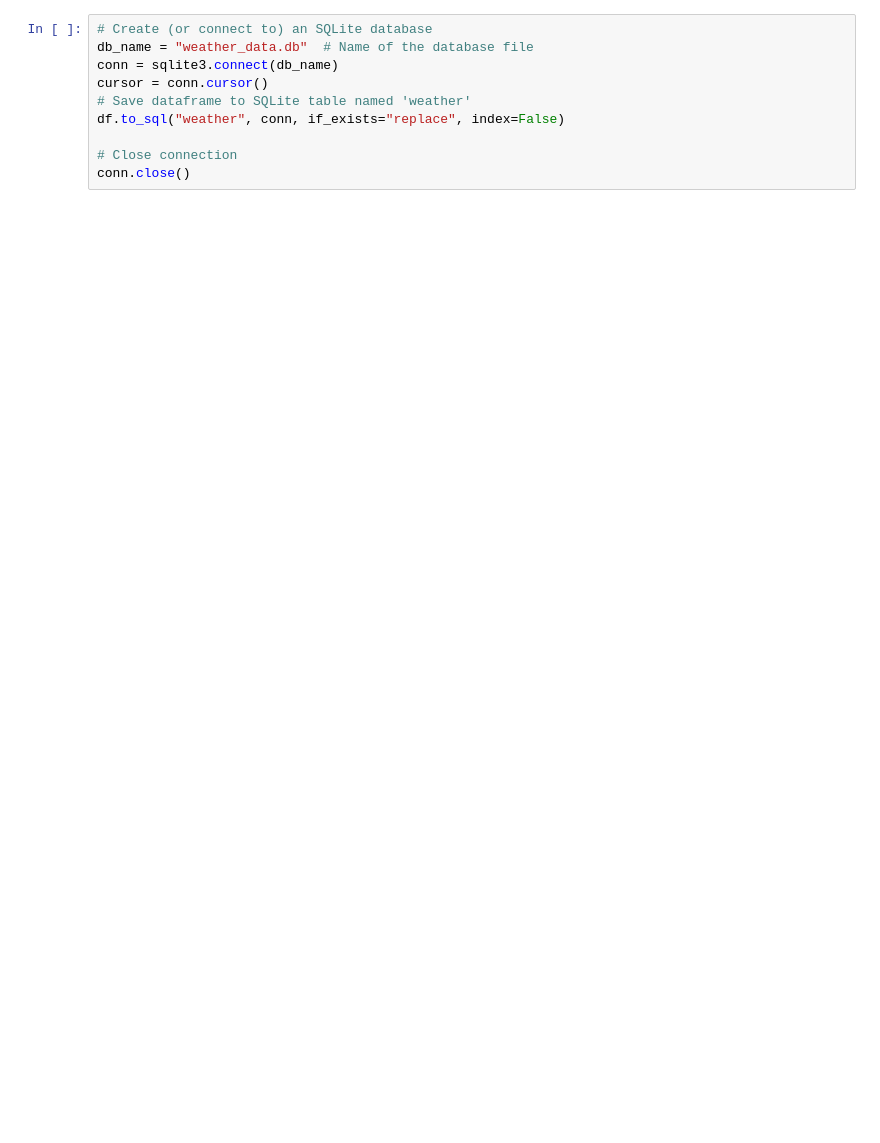
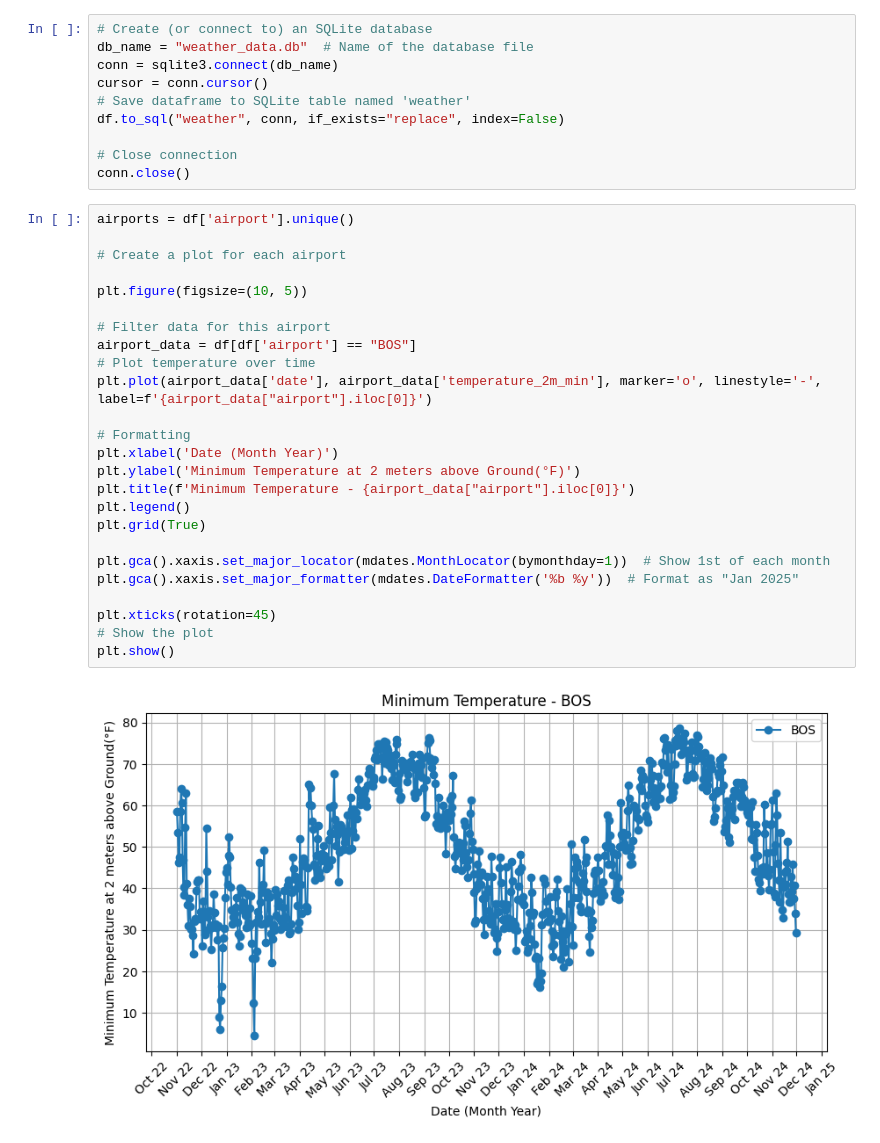
Before and after one commit to dylansaunders23/FlightDelays, a Jupyter notebook: weather/data_cleaning.ipynb, the cells around one changed output. Cells and saved outputs as stored; diff of their text form; blank space fills up the shorter version.

```diff
--- a/weather/data_cleaning.ipynb
+++ b/weather/data_cleaning.ipynb
@@ -87,3 +85,30 @@ df.to_sql("weather", conn, if_exists="replace", index=False)
 
 # Close connection
 conn.close()
+# %%
+airports = df['airport'].unique()
+
+# Create a plot for each airport
+
+plt.figure(figsize=(10, 5))
+
+# Filter data for this airport
+airport_data = df[df['airport'] == "BOS"]
+# Plot temperature over time
+plt.plot(airport_data['date'], airport_data['temperature_2m_min'], marker='o', linestyle='-', label=f'{airport_data["airport"].iloc[0]}')
+
+# Formatting
+plt.xlabel('Date (Month Year)')
+plt.ylabel('Minimum Temperature at 2 meters above Ground(°F)')
+plt.title(f'Minimum Temperature - {airport_data["airport"].iloc[0]}')
+plt.legend()
+plt.grid(True)
+
+plt.gca().xaxis.set_major_locator(mdates.MonthLocator(bymonthday=1))  # Show 1st of each month
+plt.gca().xaxis.set_major_formatter(mdates.DateFormatter('%b %y'))  # Format as "Jan 2025"
+
+plt.xticks(rotation=45)
+# Show the plot
+plt.show()
+# %% [output]
+[figure, added]
```
Also changed, not shown: parts of 5 cells of this notebook, 1 other file.
